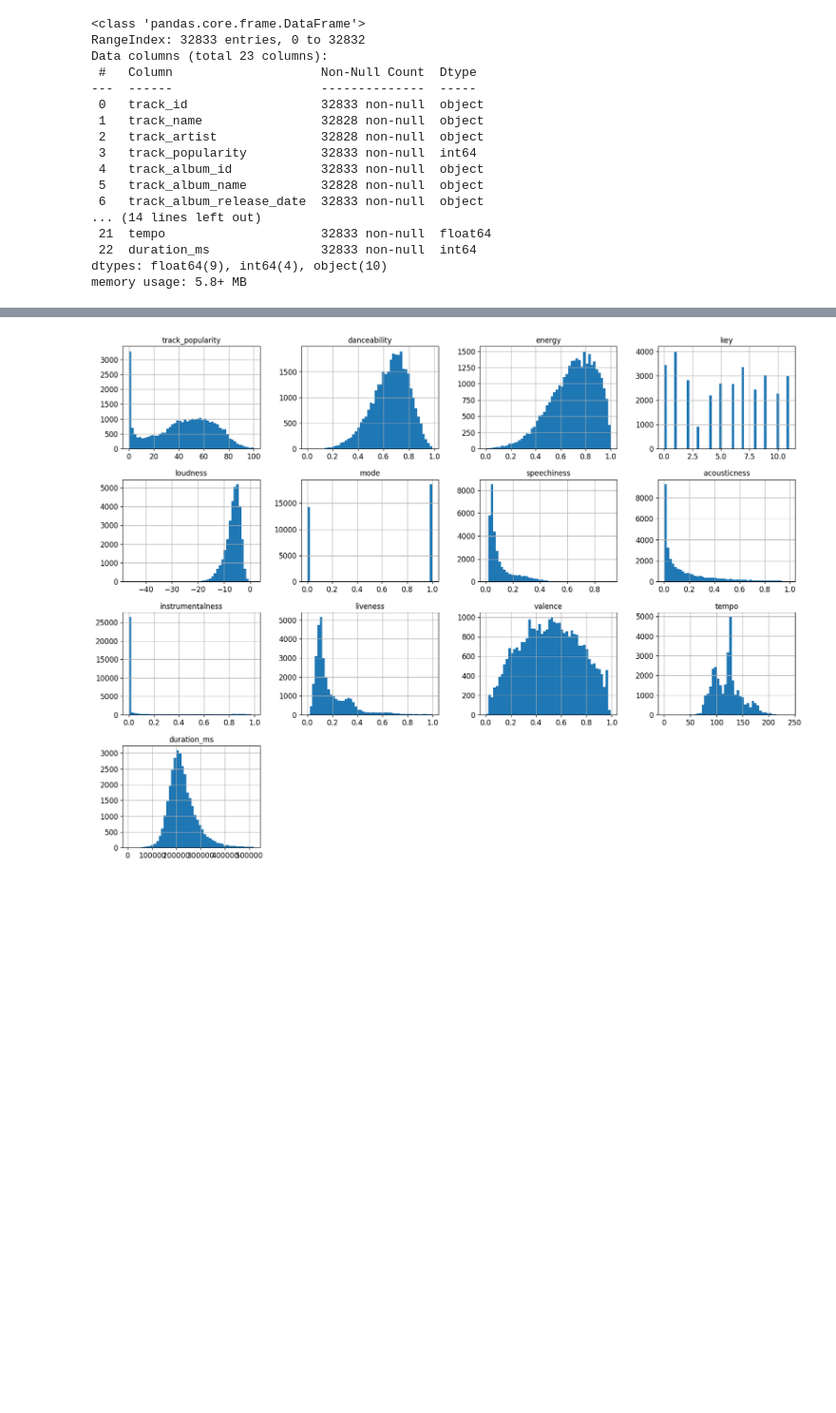
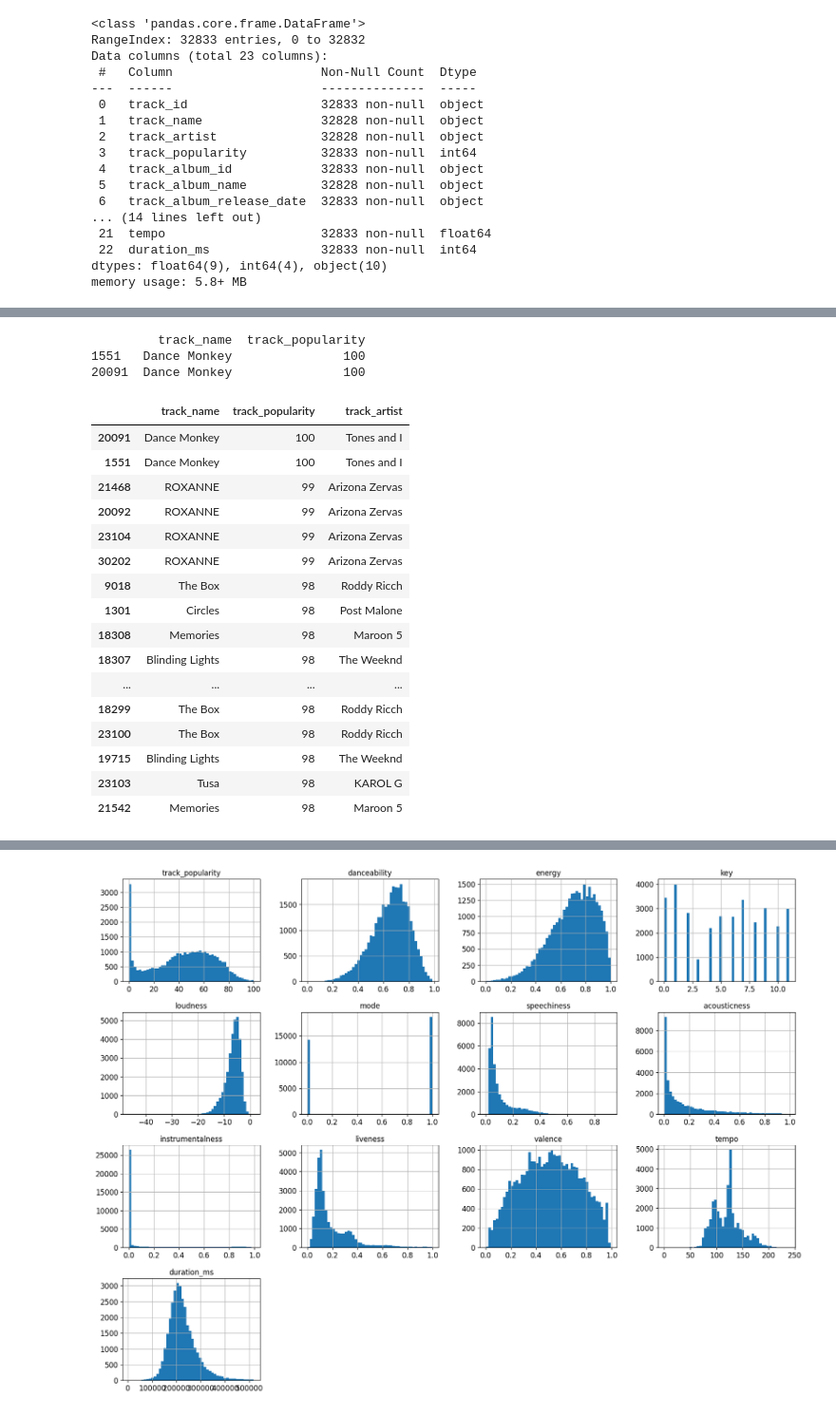
Before and after one commit to Lrs-mtos/song-popularity-ML, a Jupyter notebook: song_popularity.ipynb, the cells around one changed output, grey strips where cells are left out. Shown: that part at 95% size. Cells and saved outputs as stored; diff of their text form; code cells hidden in the pictures; blank space fills up the shorter version.

Commit message:
Adjust download and manipulate data

```diff
--- a/song_popularity.ipynb
+++ b/song_popularity.ipynb
@@ -23,17 +23,3 @@ mpl.rc('xtick', labelsize=12)
 mpl.rc('ytick', labelsize=12)
 # %% [markdown]
 ## Get the data
-# %%
-import os
-import tarfile
-import urllib.request
-
-DOWNLOAD_ROOT = "Https://www.kaggle.com/api/v1/datasets/download/joebeachcapital/30000-spotify-songs"
-SONG_PATH = os.path.join("datasets", "spotify")
-
-def fetch_song_data(song_url=DOWNLOAD_ROOT, song_path=SONG_PATH):
-    csv_path = os.path.join(song_path, "song_data.csv")
-    if os.path.exists(csv_path):
-        songs = pd.read_csv(csv_path)
-    else:
-        print("CSV file not found.")
@@ -101,0 +108,3 @@ Name: count, Length: 822, dtype: int64
+# %%
+pd.set_option('display.max_rows', None)
+songs["playlist_genre"].value_counts()
@@ -102,3 +138,40 @@ Name: count, Length: 822, dtype: int64
+# %%
+# Encontrar o valor máximo de popularidade
+max_popularity = songs["track_popularity"].max()
+
+# Filtrar todas as músicas com a popularidade máxima
+most_popular_songs = songs[songs["track_popularity"] == max_popularity]
+
+# Exibir o resultado
+print(most_popular_songs[["track_name", "track_popularity"]])
+# %% [output]
+         track_name  track_popularity
+1551   Dance Monkey               100
+20091  Dance Monkey               100
+# %%
+# Ordenar as músicas pela popularidade em ordem decrescente
+songs_sorted = songs.sort_values(by="track_popularity", ascending=False)
+
+# Exibir apenas o nome das músicas, nome dos artistas e suas popularidades
+(songs_sorted[["track_name", "track_popularity", "track_artist"]]).head(20)
+# %% [output]
+|  | track_name | track_popularity | track_artist |
+| 20091 | Dance Monkey | 100 | Tones and I |
+| 1551 | Dance Monkey | 100 | Tones and I |
+| 21468 | ROXANNE | 99 | Arizona Zervas |
+| 20092 | ROXANNE | 99 | Arizona Zervas |
+| 23104 | ROXANNE | 99 | Arizona Zervas |
+| 30202 | ROXANNE | 99 | Arizona Zervas |
+| 9018 | The Box | 98 | Roddy Ricch |
+| 1301 | Circles | 98 | Post Malone |
+| 18308 | Memories | 98 | Maroon 5 |
+| 18307 | Blinding Lights | 98 | The Weeknd |
+| ... | ... | ... | ... |
+| 18299 | The Box | 98 | Roddy Ricch |
+| 23100 | The Box | 98 | Roddy Ricch |
+| 19715 | Blinding Lights | 98 | The Weeknd |
+| 23103 | Tusa | 98 | KAROL G |
+| 21542 | Memories | 98 | Maroon 5 |
 # %%
 songs.describe()
 # %% [output]
```
Also changed, not shown: parts of 12 cells of this notebook, 3 other files.
